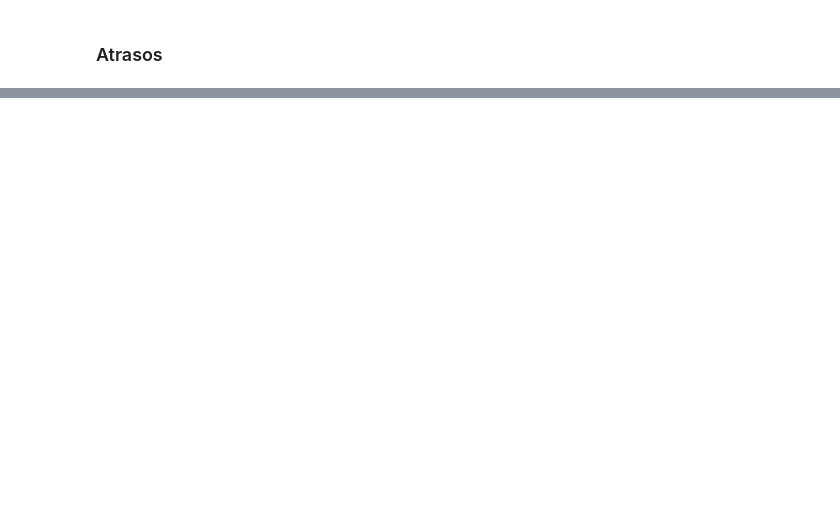
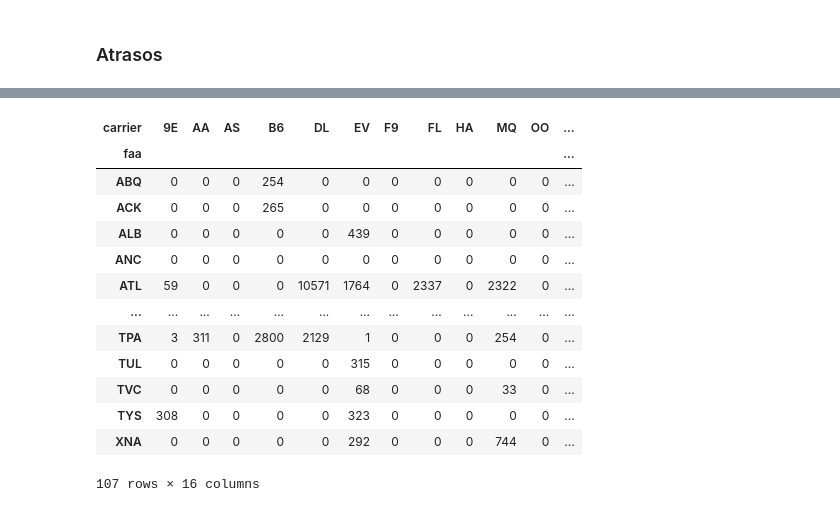
Before and after one commit to mechlerc/desafio-data, a Jupyter notebook: notebooks/desafio_02.ipynb, the cells around one changed output, grey strips where cells are left out. Saved outputs shown, nothing was run; the diff lists cells and outputs as text; code cells hidden in the pictures; blank space fills up the shorter version.

```diff
--- a/notebooks/desafio_02.ipynb
+++ b/notebooks/desafio_02.ipynb
@@ -125,0 +248,46 @@ weather
+# %%
+def voos_totais (df):
+    """
+    Retorna um dataframe com a soma dos vôos de origem e destino
+    """
+
+
+    # gerando cópias de parte dos DFs com aeroportos e empresas
+    df_voos_origin = df[['carrier','origin']].copy(deep=True).rename(columns={'origin':'faa'}) # troca no nome da coluna origin/dest para o mesmo nome que df_airporst
+    df_voos_dest = df[['carrier','dest']].copy(deep=True).rename(columns={'dest':'faa'})
+
+    # concatenação de DFs em função do aeroporto
+    df_voos_airlines = pd.concat([df_voos_origin,df_voos_dest])
+
+    return df_voos_airlines
+
+
+def voos_aerop_empresa (df,index,coluna):
+    """
+    Retorna um dataframe com os quantitativos dos vôos de cada empresa por aeroporto
+    """
+
+
+    df_voos = pd.crosstab(index=df[index],columns=df[coluna])
+
+    return df_voos
+# %%
+lon = voos_aerop_empresa(voos_totais(flights),'faa','carrier')
+wide = voos_aerop_empresa(voos_totais(flights),'carrier','faa')
+# %%
+lon
+# %% [output]
+| carrier | 9E | AA | AS | B6 | DL | EV | F9 | FL | HA | MQ | OO | ... |
+| faa |  |  |  |  |  |  |  |  |  |  |  | ... |
+| ABQ | 0 | 0 | 0 | 254 | 0 | 0 | 0 | 0 | 0 | 0 | 0 | ... |
+| ACK | 0 | 0 | 0 | 265 | 0 | 0 | 0 | 0 | 0 | 0 | 0 | ... |
+| ALB | 0 | 0 | 0 | 0 | 0 | 439 | 0 | 0 | 0 | 0 | 0 | ... |
+| ANC | 0 | 0 | 0 | 0 | 0 | 0 | 0 | 0 | 0 | 0 | 0 | ... |
+| ATL | 59 | 0 | 0 | 0 | 10571 | 1764 | 0 | 2337 | 0 | 2322 | 0 | ... |
+| ... | ... | ... | ... | ... | ... | ... | ... | ... | ... | ... | ... | ... |
+| TPA | 3 | 311 | 0 | 2800 | 2129 | 1 | 0 | 0 | 0 | 254 | 0 | ... |
+| TUL | 0 | 0 | 0 | 0 | 0 | 315 | 0 | 0 | 0 | 0 | 0 | ... |
+| TVC | 0 | 0 | 0 | 0 | 0 | 68 | 0 | 0 | 0 | 33 | 0 | ... |
+| TYS | 308 | 0 | 0 | 0 | 0 | 323 | 0 | 0 | 0 | 0 | 0 | ... |
+| XNA | 0 | 0 | 0 | 0 | 0 | 292 | 0 | 0 | 0 | 744 | 0 | ... |
+107 rows × 16 columns
```
Also changed, not shown: parts of 40 cells of this notebook.
